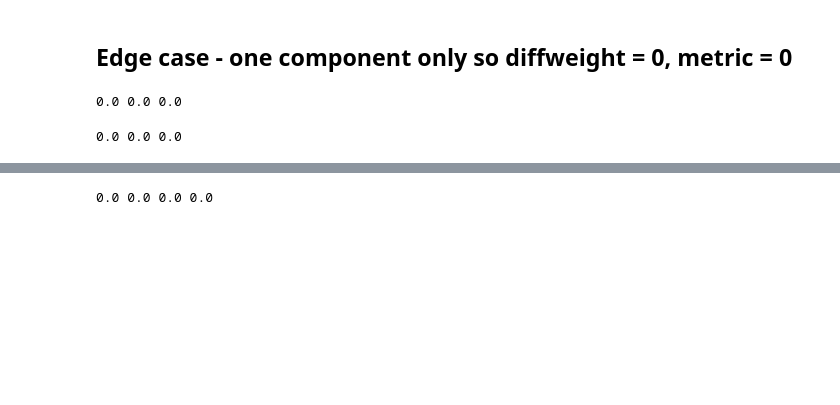
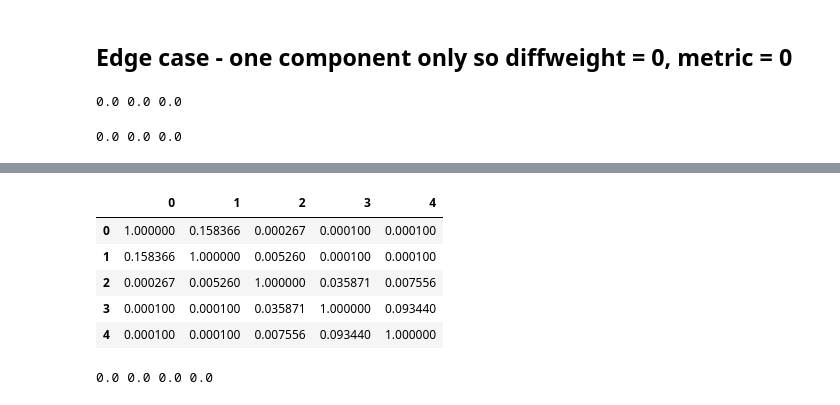
Before and after one commit to algoasylum/SatelliteImageAnalysis, a Jupyter notebook: GMM/additive_ordermeans_synthetic.ipynb, the cells around one changed output, grey strips where cells are left out. Drawn from its saved outputs; the diff is of its cells as text; code cells hidden in the pictures; blank space fills up the shorter version.

```diff
--- a/GMM/additive_ordermeans_synthetic.ipynb
+++ b/GMM/additive_ordermeans_synthetic.ipynb
@@ -306,3 +343,21 @@ sns.distplot(violet,bins=150)
+# %%
+a = np.zeros(shape=(5, 5))
+x = [blue,orange,green,red,violet]
+for i,c in enumerate(x):
+    for j,b in enumerate(x):
+        a[i][j] = jacciboi(c,b)
+dfw = pd.DataFrame(a)
+cm = sns.light_palette("green", as_cmap=True)
+s = dfw.style.background_gradient(cmap=cm)
+s
+[blue,       orange,     green,      red,       violet]
+# %% [output]
+|  | 0 | 1 | 2 | 3 | 4 |
+| 0 | 1.000000 | 0.158366 | 0.000267 | 0.000100 | 0.000100 |
+| 1 | 0.158366 | 1.000000 | 0.005260 | 0.000100 | 0.000100 |
+| 2 | 0.000267 | 0.005260 | 1.000000 | 0.035871 | 0.007556 |
+| 3 | 0.000100 | 0.000100 | 0.035871 | 1.000000 | 0.093440 |
+| 4 | 0.000100 | 0.000100 | 0.007556 | 0.093440 | 1.000000 |
 # %%
 w1,w2,r12 = gmm10k(blue,orange)
 w3,w4,r13 = gmm10k(blue,green)
```
Also changed, not shown: parts of 41 cells of this notebook, 1 other file.
